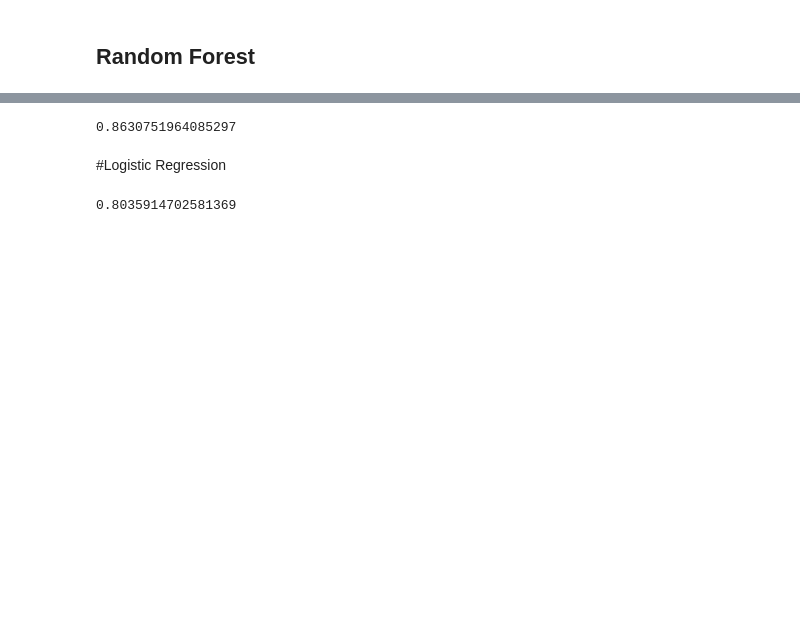
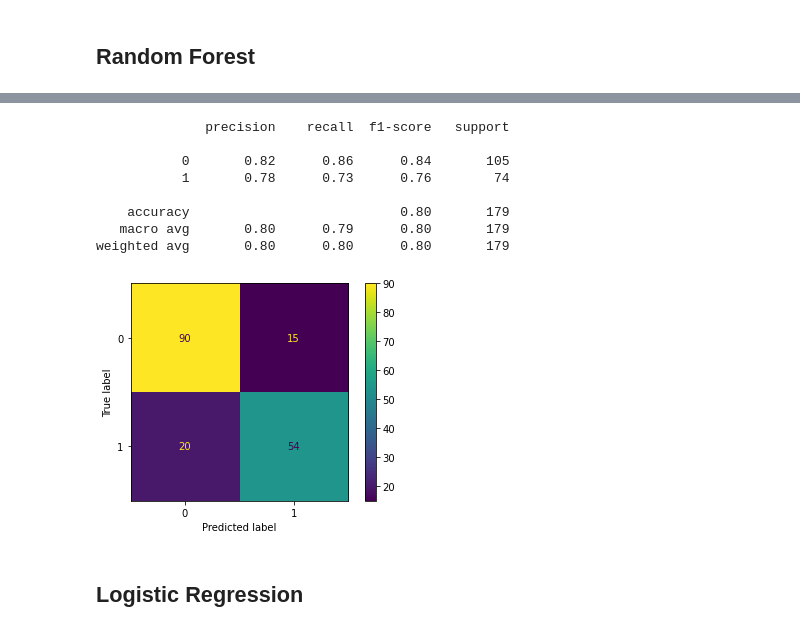
Before and after one commit to Otavio-Parraga/titanic_kaggle, a Jupyter notebook: Kaggle's_Titanic.ipynb, the cells around one changed output, grey strips where cells are left out. Drawn from its saved outputs; the diff is of its cells as text; code cells hidden in the pictures; blank space fills up the shorter version.

```diff
--- a/Kaggle's_Titanic.ipynb
+++ b/Kaggle's_Titanic.ipynb
@@ -230,14 +264,19 @@ print(decision_tree.score(X_train, y))
 # %%
-knn = create_model(preprocessor, KNeighborsClassifier(n_neighbors=5))
-knn.fit(X_train, y)
-print(knn.score(X_train, y))
+knn = KNeighborsClassifier(n_neighbors=5)
+knn.fit(X_train,y_train)
+prediction = knn.predict(X_test)
+print(classification_report(y_test, prediction))
+plot_confusion_matrix(knn, X_test, y_test)
+plt.show()
 # %% [output]
-0.8630751964085297
+              precision    recall  f1-score   support
+
+           0       0.82      0.86      0.84       105
+           1       0.78      0.73      0.76        74
+
+    accuracy                           0.80       179
+   macro avg       0.80      0.79      0.80       179
+weighted avg       0.80      0.80      0.80       179
+[figure, added]
 # %% [markdown]
-#Logistic Regression
+## Logistic Regression
-# %%
-log_reg = create_model(preprocessor, LogisticRegression())
-log_reg.fit(X_train, y)
-print(log_reg.score(X_train, y))
-# %% [output]
-0.8035914702581369
```
Also changed, not shown: parts of 34 cells of this notebook, 1 other file.
